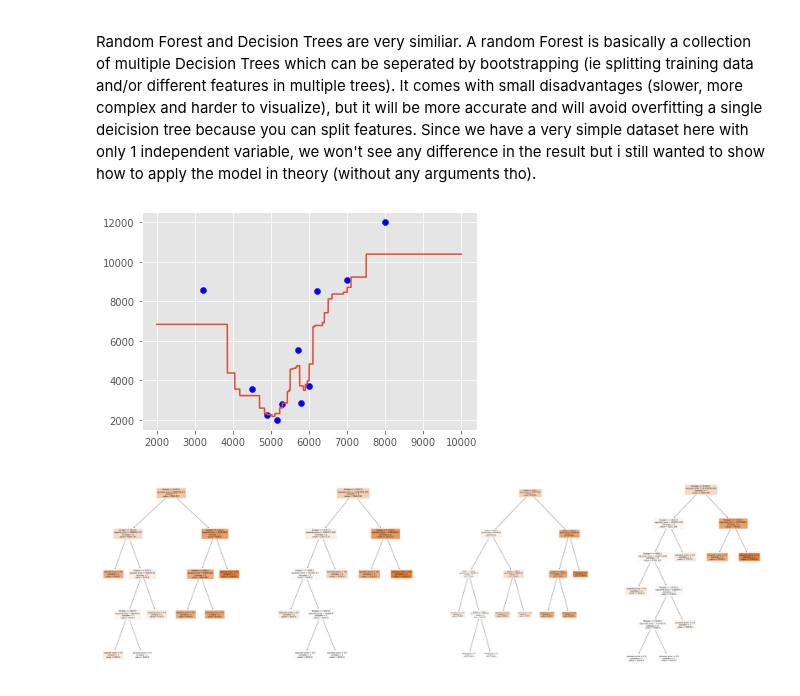
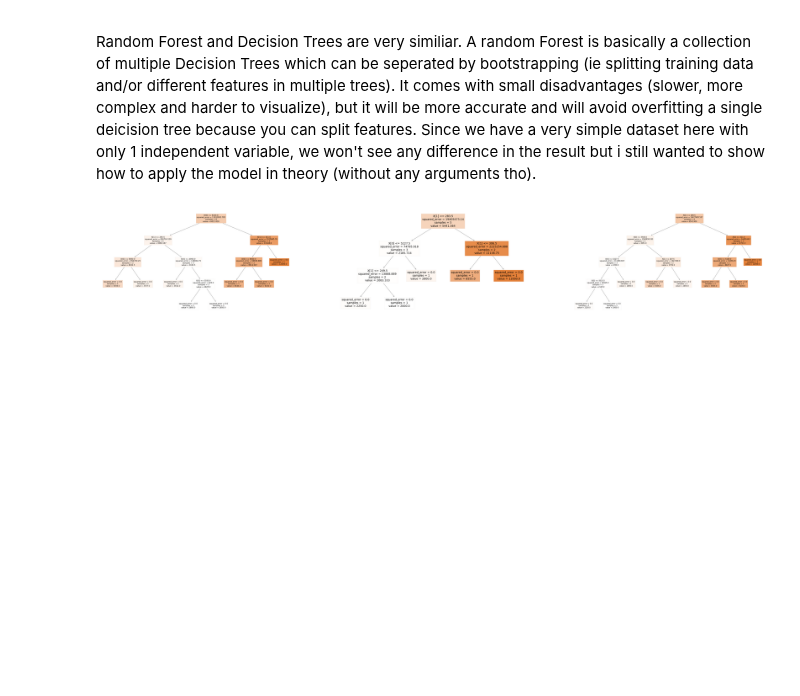
Before and after one commit to sebastian-sl/Basics, a Jupyter notebook: 01 DATA SCIENCE/ML/SKLEARN/1_1_Supervised_Regression.ipynb, the cells around one changed output. Drawn from its saved outputs; the diff is of its cells as text; code cells hidden in the pictures; blank space fills up the shorter version.

```diff
--- a/01 DATA SCIENCE/ML/SKLEARN/1_1_Supervised_Regression.ipynb
+++ b/01 DATA SCIENCE/ML/SKLEARN/1_1_Supervised_Regression.ipynb
@@ -141,27 +133,19 @@ Random Forest and Decision Trees are very similiar. A random Forest is basically
 # %%
 from sklearn.ensemble import RandomForestRegressor
 from sklearn import tree
 
 # Preparing Data
-x = prepare("budget")
+x = prepare("budget", "employee")
 y = prepare("sales")
-
-predict = prediction(2000, 10000)
 
 # Creating Model
 regressor = RandomForestRegressor()
 regressor.fit(x, y)
 
-# Plotting the model as Diagram
-plt.scatter(x, y, color = "blue")
-plt.plot(predict, regressor.predict(predict))
-fig.show()
+# PLotting the trees
+fig, ax = plt.subplots(1, 3, figsize = (60,10))
 
-# PLotting the trees
-fig, ax = plt.subplots(1, 4, figsize = (32,10))
-
-for index in range(0, 4):
-    tree.plot_tree(regressor.estimators_[index], ax = ax[index], feature_names = ["Budget"], filled = True)
+for index in range(0, 3):
+    tree.plot_tree(regressor.estimators_[index], ax = ax[index], filled = True)
 # %% [output]
-[figure, old version]
+[figure, new version]
-[figure, removed]
```
Also changed, not shown: parts of 2 cells of this notebook.
